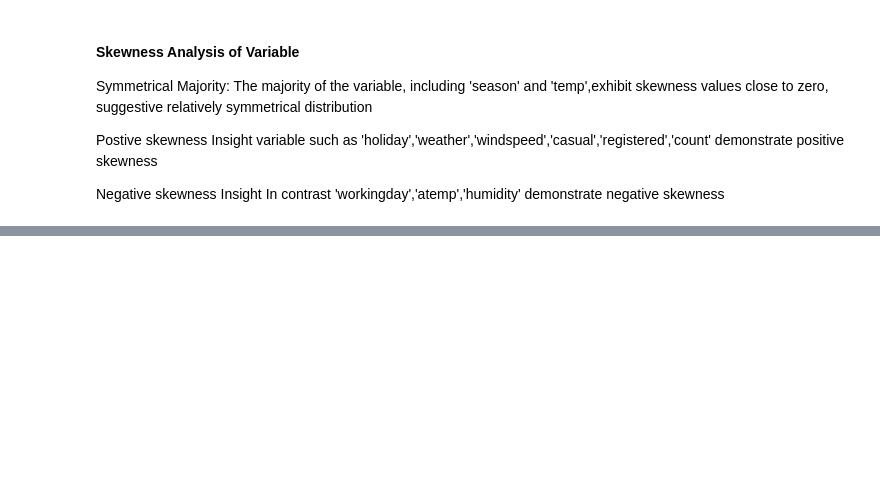
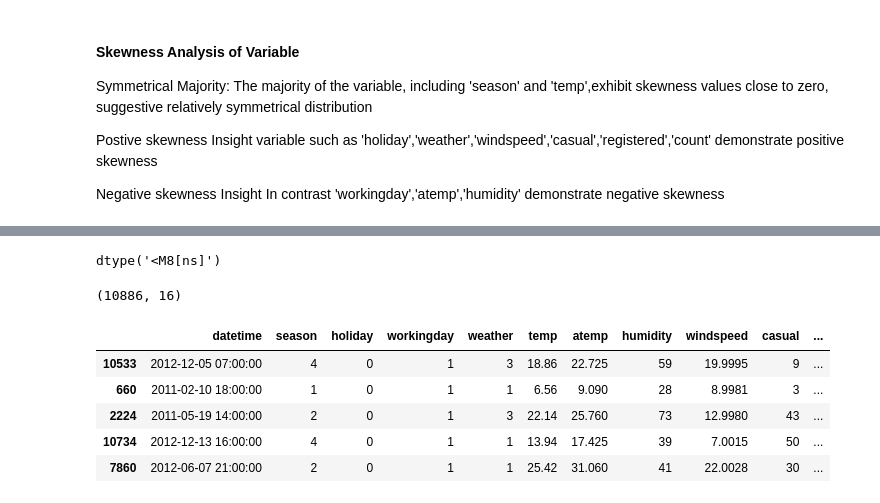
Before and after one commit to satishsharma27/Machine_learning, a Jupyter notebook: Hypothesis_test_Campaign.ipynb, the cells around one changed output, grey strips where cells are left out. Cells and saved outputs as stored; diff of their text form; code cells hidden in the pictures; blank space fills up the shorter version.

```diff
--- a/Hypothesis_test_Campaign.ipynb
+++ b/Hypothesis_test_Campaign.ipynb
@@ -127,0 +164,7 @@ for col in df[columns]:
+# %%
+# converting datetime column into datetime format
+
+df['datetime'] = pd.to_datetime(df['datetime'])
+df['datetime'].dtype
+# %% [output]
+dtype('<M8[ns]')
@@ -127,0 +178,13 @@ for col in df[columns]:
+# %%
+df.shape
+# %% [output]
+(10886, 16)
+# %%
+df.sample(5)
+# %% [output]
+|  | datetime | season | holiday | workingday | weather | temp | atemp | humidity | windspeed | casual | ... |
+| 10533 | 2012-12-05 07:00:00 | 4 | 0 | 1 | 3 | 18.86 | 22.725 | 59 | 19.9995 | 9 | ... |
+| 660 | 2011-02-10 18:00:00 | 1 | 0 | 1 | 1 | 6.56 | 9.090 | 28 | 8.9981 | 3 | ... |
+| 2224 | 2011-05-19 14:00:00 | 2 | 0 | 1 | 3 | 22.14 | 25.760 | 73 | 12.9980 | 43 | ... |
+| 10734 | 2012-12-13 16:00:00 | 4 | 0 | 1 | 1 | 13.94 | 17.425 | 39 | 7.0015 | 50 | ... |
+| 7860 | 2012-06-07 21:00:00 | 2 | 0 | 1 | 1 | 25.42 | 31.060 | 41 | 22.0028 | 30 | ... |
```
Also changed, not shown: parts of 19 cells of this notebook.
